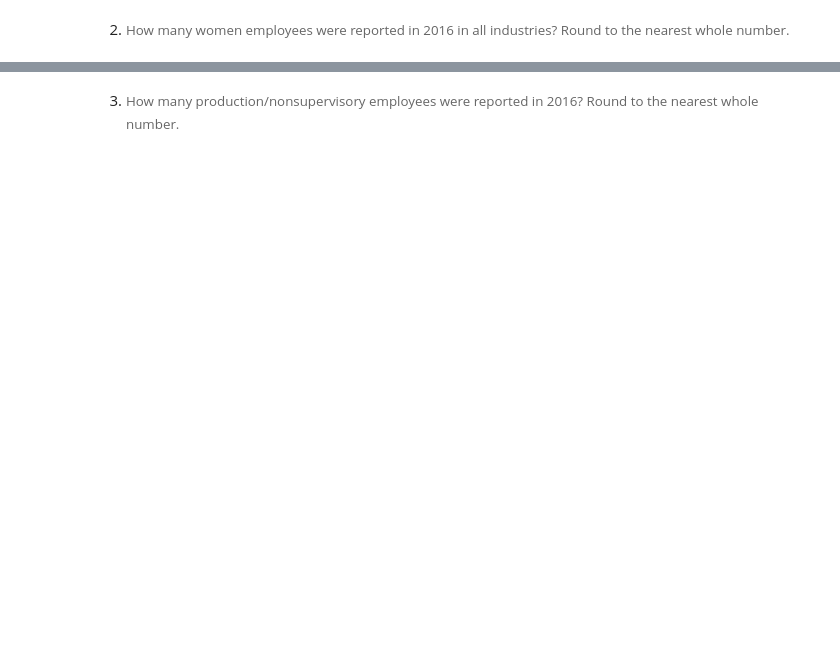
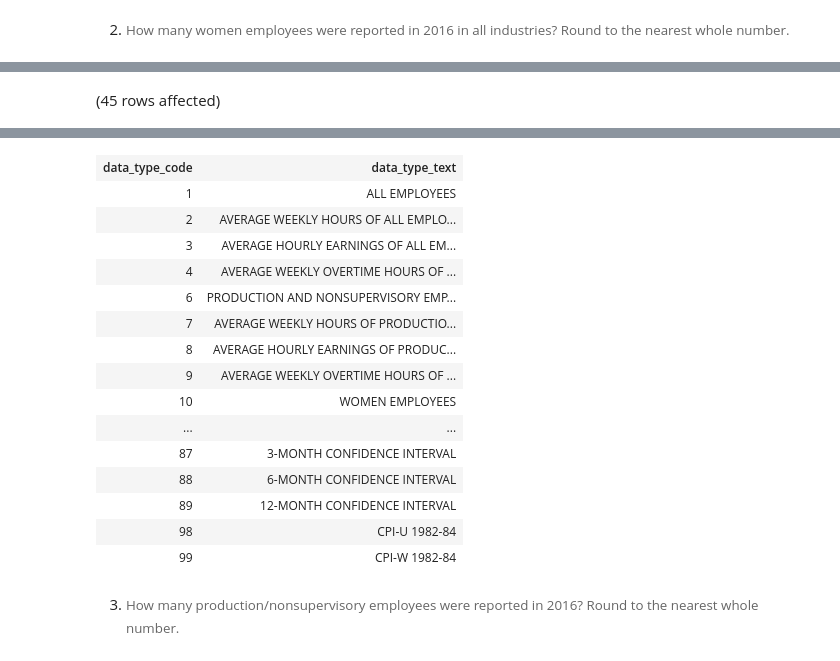
Before and after one commit to millerkiley99/Assignment3_9to5, a Jupyter notebook: 9to5-KileyMiller.ipynb, the cells around one changed output, grey strips where cells are left out. Saved outputs shown, nothing was run; the diff lists cells and outputs as text; code cells hidden in the pictures; blank space fills up the shorter version.

```diff
--- a/9to5-KileyMiller.ipynb
+++ b/9to5-KileyMiller.ipynb
@@ -59,0 +155,5 @@ To add a photo, diagram or document to your file, drop the file into the folder
+# %%
+SELECT *
+FROM LaborStatisticsDB.dbo.datatype
+# %% [output]
+(45 rows affected)
@@ -60,2 +161,18 @@ To add a photo, diagram or document to your file, drop the file into the folder
+| data_type_code | data_type_text |
+| 1 | ALL EMPLOYEES |
+| 2 | AVERAGE WEEKLY HOURS OF ALL EMPLO... |
+| 3 | AVERAGE HOURLY EARNINGS OF ALL EM... |
+| 4 | AVERAGE WEEKLY OVERTIME HOURS OF ... |
+| 6 | PRODUCTION AND NONSUPERVISORY EMP... |
+| 7 | AVERAGE WEEKLY HOURS OF PRODUCTIO... |
+| 8 | AVERAGE HOURLY EARNINGS OF PRODUC... |
+| 9 | AVERAGE WEEKLY OVERTIME HOURS OF ... |
+| 10 | WOMEN EMPLOYEES |
+| ... | ... |
+| 87 | 3-MONTH CONFIDENCE INTERVAL |
+| 88 | 6-MONTH CONFIDENCE INTERVAL |
+| 89 | 12-MONTH CONFIDENCE INTERVAL |
+| 98 | CPI-U 1982-84 |
+| 99 | CPI-W 1982-84 |
 # %% [markdown]
 3. <span style="background-color: rgb(255, 255, 255); font-size: 10pt; white-space: pre-wrap; color: rgb(102, 102, 102); font-family: Arvo, serif;">How many production/nonsupervisory employees were reported in 2016? Round to the nearest whole number.&nbsp;</span>
```
Also changed, not shown: parts of 15 cells of this notebook.
